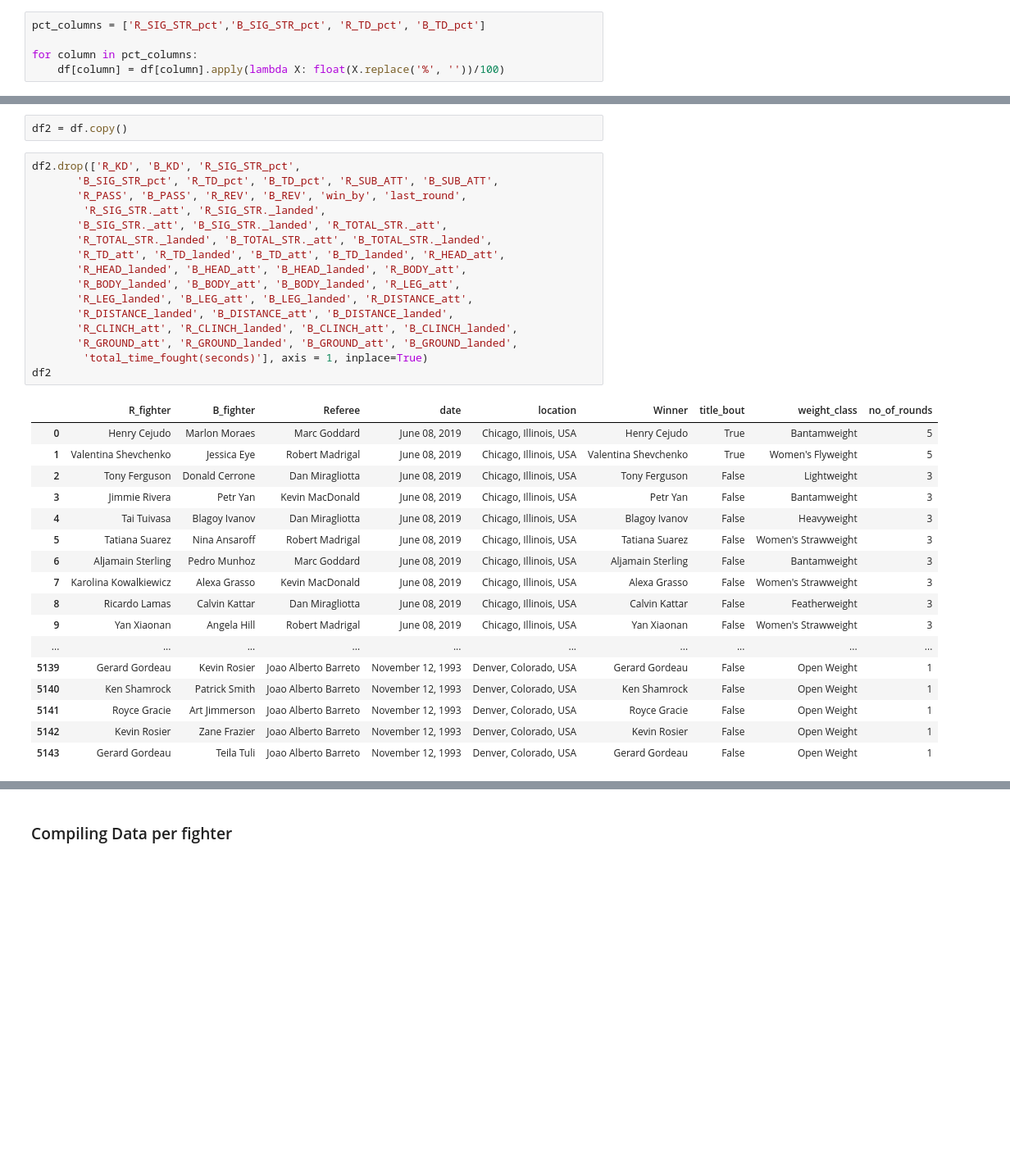
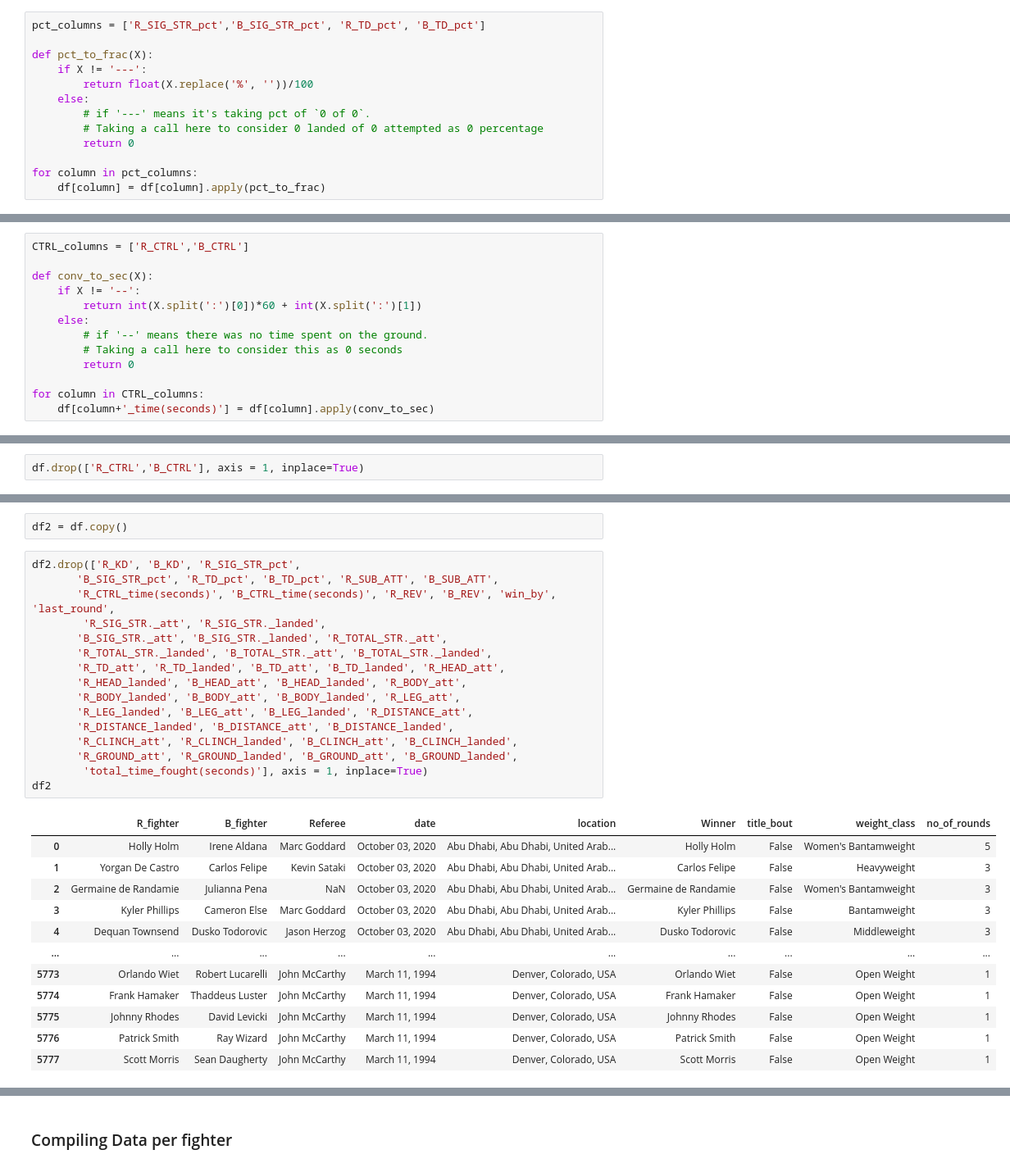
Before and after one commit to WarrierRajeev/UFC-Predictions, a Jupyter notebook: notebooks/preprocessing_and_EDA-1.ipynb, the cells around one changed output, grey strips where cells are left out. Shown: that part at 82% size. Drawn from its saved outputs; the diff is of its cells as text; blank space fills up the shorter version.

Commit message:
Update notebook with new columns

```diff
--- a/notebooks/preprocessing_and_EDA-1.ipynb
+++ b/notebooks/preprocessing_and_EDA-1.ipynb
@@ -217,11 +221,19 @@ Name: win_by, dtype: int64
 df['Winner'].fillna('Draw', inplace=True)
 # %% [markdown]
 ### Converting percentages to fractions
-# %%
-pct_columns = ['R_SIG_STR_pct','B_SIG_STR_pct', 'R_TD_pct', 'B_TD_pct']
-
-for column in pct_columns:
-    df[column] = df[column].apply(lambda X: float(X.replace('%', ''))/100)
+# %%
+pct_columns = ['R_SIG_STR_pct','B_SIG_STR_pct', 'R_TD_pct', 'B_TD_pct']
+
+def pct_to_frac(X):
+    if X != '---':
+        return float(X.replace('%', ''))/100
+    else:
+        # if '---' means it's taking pct of `0 of 0`.
+        # Taking a call here to consider 0 landed of 0 attempted as 0 percentage
+        return 0
+
+for column in pct_columns:
+    df[column] = df[column].apply(pct_to_frac)
 # %%
 df.T
 # %% [output]
@@ -406,0 +414,13 @@ df.drop(['Format', 'Fight_type', 'last_round_time'], axis = 1, inplace=True)
+# %%
+CTRL_columns = ['R_CTRL','B_CTRL']
+
+def conv_to_sec(X):
+    if X != '--':
+        return int(X.split(':')[0])*60 + int(X.split(':')[1])
+    else:
+        # if '--' means there was no time spent on the ground.
+        # Taking a call here to consider this as 0 seconds
+        return 0
+
+for column in CTRL_columns:
+    df[column+'_time(seconds)'] = df[column].apply(conv_to_sec)
@@ -407,3 +443,5 @@ df.drop(['Format', 'Fight_type', 'last_round_time'], axis = 1, inplace=True)
+# %%
+df.drop(['R_CTRL','B_CTRL'], axis = 1, inplace=True)
 # %% [markdown]
 ### Create another DataFrame to save the compiled data per fighter (Our Prediction DataFrame)
 # %%
@@ -430,34 +468,29 @@ df2 = df.copy()
 # %%
 df2.drop(['R_KD', 'B_KD', 'R_SIG_STR_pct',
        'B_SIG_STR_pct', 'R_TD_pct', 'B_TD_pct', 'R_SUB_ATT', 'B_SUB_ATT',
-       'R_PASS', 'B_PASS', 'R_REV', 'B_REV', 'win_by', 'last_round',
+       'R_CTRL_time(seconds)', 'B_CTRL_time(seconds)', 'R_REV', 'B_REV', 'win_by', 'last_round',
         'R_SIG_STR._att', 'R_SIG_STR._landed',
        'B_SIG_STR._att', 'B_SIG_STR._landed', 'R_TOTAL_STR._att',
        'R_TOTAL_STR._landed', 'B_TOTAL_STR._att', 'B_TOTAL_STR._landed',
        'R_TD_att', 'R_TD_landed', 'B_TD_att', 'B_TD_landed', 'R_HEAD_att',
        'R_HEAD_landed', 'B_HEAD_att', 'B_HEAD_landed', 'R_BODY_att',
        'R_BODY_landed', 'B_BODY_att', 'B_BODY_landed', 'R_LEG_att',
        'R_LEG_landed', 'B_LEG_att', 'B_LEG_landed', 'R_DISTANCE_att',
        'R_DISTANCE_landed', 'B_DISTANCE_att', 'B_DISTANCE_landed',
        'R_CLINCH_att', 'R_CLINCH_landed', 'B_CLINCH_att', 'B_CLINCH_landed',
        'R_GROUND_att', 'R_GROUND_landed', 'B_GROUND_att', 'B_GROUND_landed',
         'total_time_fought(seconds)'], axis = 1, inplace=True)
 df2
 # %% [output]
 |  | R_fighter | B_fighter | Referee | date | location | Winner | title_bout | weight_class | no_of_rounds |
-| 0 | Henry Cejudo | Marlon Moraes | Marc Goddard | June 08, 2019 | Chicago, Illinois, USA | Henry Cejudo | True | Bantamweight | 5 |
-| 1 | Valentina Shevchenko | Jessica Eye | Robert Madrigal | June 08, 2019 | Chicago, Illinois, USA | Valentina Shevchenko | True | Women's Flyweight | 5 |
-| 2 | Tony Ferguson | Donald Cerrone | Dan Miragliotta | June 08, 2019 | Chicago, Illinois, USA | Tony Ferguson | False | Lightweight | 3 |
-| 3 | Jimmie Rivera | Petr Yan | Kevin MacDonald | June 08, 2019 | Chicago, Illinois, USA | Petr Yan | False | Bantamweight | 3 |
-| 4 | Tai Tuivasa | Blagoy Ivanov | Dan Miragliotta | June 08, 2019 | Chicago, Illinois, USA | Blagoy Ivanov | False | Heavyweight | 3 |
-| 5 | Tatiana Suarez | Nina Ansaroff | Robert Madrigal | June 08, 2019 | Chicago, Illinois, USA | Tatiana Suarez | False | Women's Strawweight | 3 |
-| 6 | Aljamain Sterling | Pedro Munhoz | Marc Goddard | June 08, 2019 | Chicago, Illinois, USA | Aljamain Sterling | False | Bantamweight | 3 |
-| 7 | Karolina Kowalkiewicz | Alexa Grasso | Kevin MacDonald | June 08, 2019 | Chicago, Illinois, USA | Alexa Grasso | False | Women's Strawweight | 3 |
-| 8 | Ricardo Lamas | Calvin Kattar | Dan Miragliotta | June 08, 2019 | Chicago, Illinois, USA | Calvin Kattar | False | Featherweight | 3 |
-| 9 | Yan Xiaonan | Angela Hill | Robert Madrigal | June 08, 2019 | Chicago, Illinois, USA | Yan Xiaonan | False | Women's Strawweight | 3 |
+| 0 | Holly Holm | Irene Aldana | Marc Goddard | October 03, 2020 | Abu Dhabi, Abu Dhabi, United Arab... | Holly Holm | False | Women's Bantamweight | 5 |
+| 1 | Yorgan De Castro | Carlos Felipe | Kevin Sataki | October 03, 2020 | Abu Dhabi, Abu Dhabi, United Arab... | Carlos Felipe | False | Heavyweight | 3 |
+| 2 | Germaine de Randamie | Julianna Pena | NaN | October 03, 2020 | Abu Dhabi, Abu Dhabi, United Arab... | Germaine de Randamie | False | Women's Bantamweight | 3 |
+| 3 | Kyler Phillips | Cameron Else | Marc Goddard | October 03, 2020 | Abu Dhabi, Abu Dhabi, United Arab... | Kyler Phillips | False | Bantamweight | 3 |
+| 4 | Dequan Townsend | Dusko Todorovic | Jason Herzog | October 03, 2020 | Abu Dhabi, Abu Dhabi, United Arab... | Dusko Todorovic | False | Middleweight | 3 |
 | ... | ... | ... | ... | ... | ... | ... | ... | ... | ... |
-| 5139 | Gerard Gordeau | Kevin Rosier | Joao Alberto Barreto | November 12, 1993 | Denver, Colorado, USA | Gerard Gordeau | False | Open Weight | 1 |
-| 5140 | Ken Shamrock | Patrick Smith | Joao Alberto Barreto | November 12, 1993 | Denver, Colorado, USA | Ken Shamrock | False | Open Weight | 1 |
-| 5141 | Royce Gracie | Art Jimmerson | Joao Alberto Barreto | November 12, 1993 | Denver, Colorado, USA | Royce Gracie | False | Open Weight | 1 |
-| 5142 | Kevin Rosier | Zane Frazier | Joao Alberto Barreto | November 12, 1993 | Denver, Colorado, USA | Kevin Rosier | False | Open Weight | 1 |
-| 5143 | Gerard Gordeau | Teila Tuli | Joao Alberto Barreto | November 12, 1993 | Denver, Colorado, USA | Gerard Gordeau | False | Open Weight | 1 |
+| 5773 | Orlando Wiet | Robert Lucarelli | John McCarthy | March 11, 1994 | Denver, Colorado, USA | Orlando Wiet | False | Open Weight | 1 |
+| 5774 | Frank Hamaker | Thaddeus Luster | John McCarthy | March 11, 1994 | Denver, Colorado, USA | Frank Hamaker | False | Open Weight | 1 |
+| 5775 | Johnny Rhodes | David Levicki | John McCarthy | March 11, 1994 | Denver, Colorado, USA | Johnny Rhodes | False | Open Weight | 1 |
+| 5776 | Patrick Smith | Ray Wizard | John McCarthy | March 11, 1994 | Denver, Colorado, USA | Patrick Smith | False | Open Weight | 1 |
+| 5777 | Scott Morris | Sean Daugherty | John McCarthy | March 11, 1994 | Denver, Colorado, USA | Scott Morris | False | Open Weight | 1 |
```
Also changed, not shown: parts of 25 cells of this notebook.
